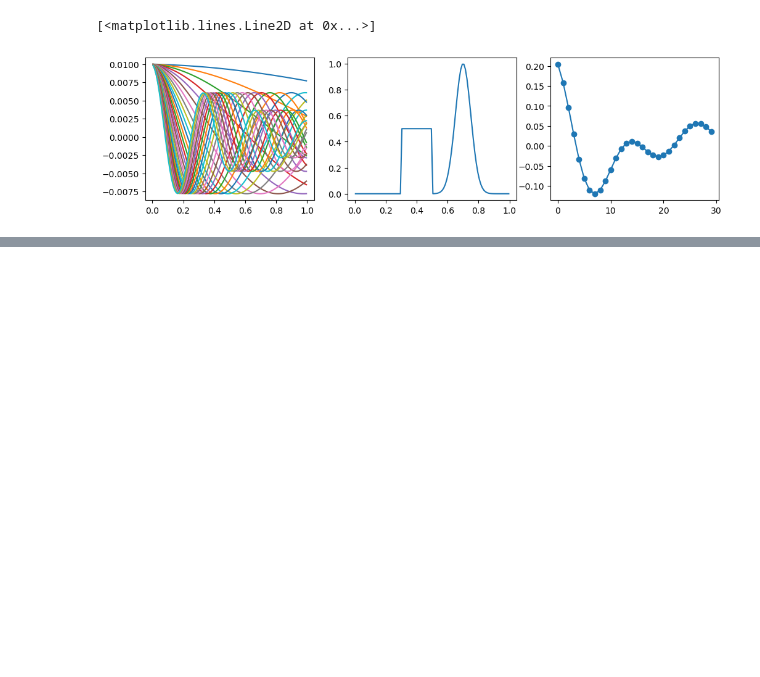
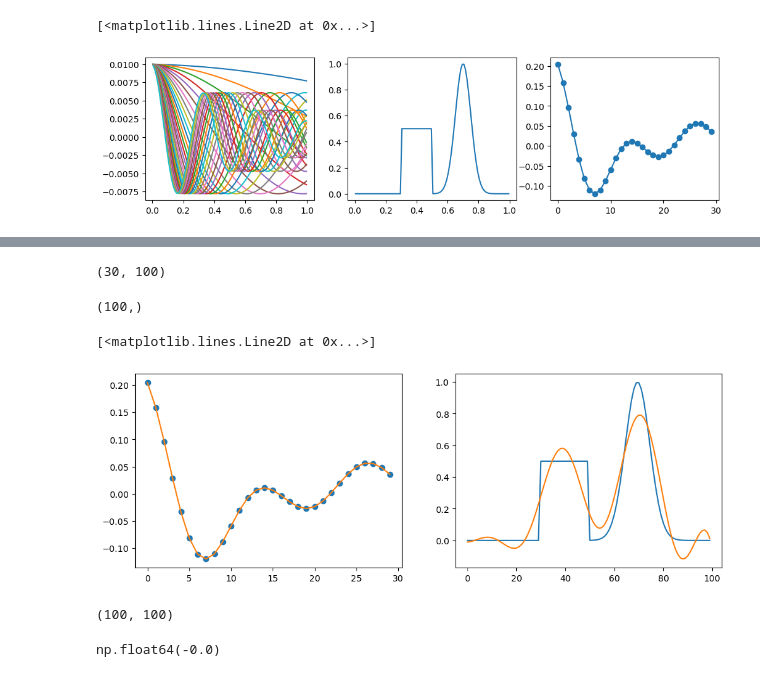
Before and after one commit to lheagy/eosc-454, a Jupyter notebook: lectures/linear-problem.ipynb, the cells around one changed output, grey strips where cells are left out. Drawn from its saved outputs; the diff is of its cells as text; code cells hidden in the pictures; blank space fills up the shorter version.

```diff
--- a/lectures/linear-problem.ipynb
+++ b/lectures/linear-problem.ipynb
@@ -139,0 +142,11 @@ ax[2].plot(data, "-o")
+# %%
+G.shape
+# %% [output]
+(30, 100)
+# %%
+# treat Wd as the identity for now
+
+A = G.T @ G # + np.eye(len(x_cells)) * 1e-6
+rhs = G.T @ data
+# %%
+m_hat = np.linalg.solve(A, rhs)
@@ -139,0 +155,23 @@ ax[2].plot(data, "-o")
+# %%
+m_hat.shape
+# %% [output]
+(100,)
+# %%
+fig, ax = plt.subplots(1, 2, figsize=(12, 4))
+
+ax[0].plot(data, "o", label="observed data")
+ax[0].plot(G @ m_hat, "-", label="predicted data")
+
+ax[1].plot(model)
+ax[1].plot(m_hat)
+# %% [output]
+[<matplotlib.lines.Line2D at 0x...>]
+[figure, added]
+# %%
+A.shape
+# %% [output]
+(100, 100)
+# %%
+np.linalg.det(A)
+# %% [output]
+np.float64(-0.0)
```
Also changed, not shown: parts of 15 cells of this notebook.
